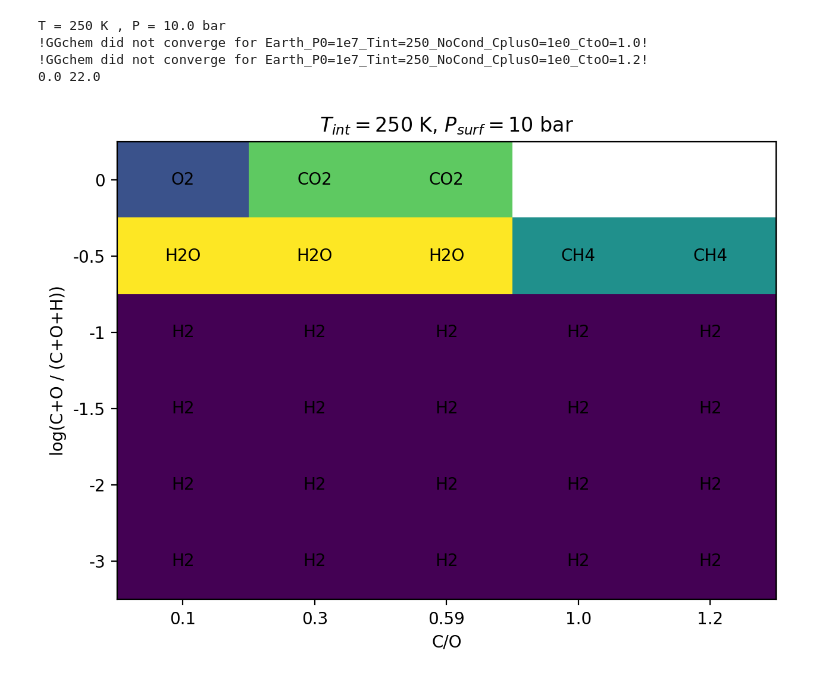
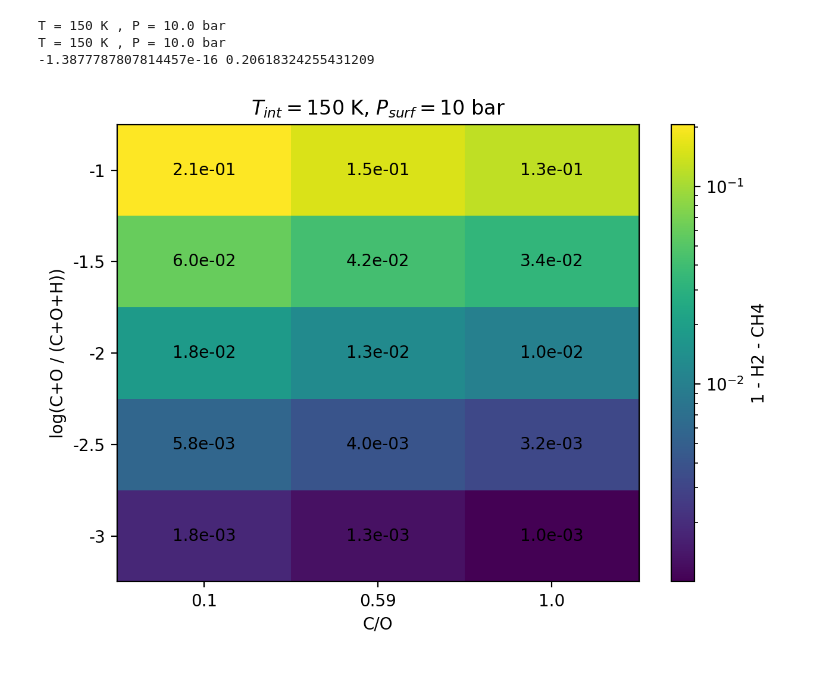
Before and after one commit to DavidDahlbudding/chelio, a Jupyter notebook: analyze/Tsurf_matrix.ipynb, the cells around one changed output. Saved outputs shown, nothing was run; the diff lists cells and outputs as text; code cells hidden in the pictures.

```diff
--- a/analyze/Tsurf_matrix.ipynb
+++ b/analyze/Tsurf_matrix.ipynb
@@ -289,8 +452,0 @@ def plot_TOA(TOAmatrix, vmin=15, vmax=200, cbar_ticks=[20, 50, 100, 200], displa
-# %%
-# plot example BOA and TOA matrices
-i_temp = 3
-i_press = 1
-
-BOAmatrix, TOAmatrix = get_BOA_TOA(i_temp, i_press)
-axis = plot_BOA(BOAmatrix)
-print(np.nanmin(BOAmatrix), np.nanmax(BOAmatrix))
@@ -309,11 +488,15 @@ print(np.nanmin(TOAmatrix), np.nanmax(TOAmatrix))
 # %%
-min_mean_max_BOA = np.zeros((6,2,3))
+min_mean_max_BOA = np.zeros((5,2,3))
 
-for i_temp in range(6):
+for i_temp in range(5):
     for i_press in range(2):
-        BOAmatrix, TOAmatrix = get_BOA_TOA(i_temp, i_press)
-        ax = plot_BOA(BOAmatrix)
-        ax.get_figure().savefig(f"images/EqChem/BOA_{Tints[i_temp]}K_{P0s[i_press]/1e6:g}bar.png", dpi=200)
+        try:
+            BOAmatrix, TOAmatrix = get_BOA_TOA(i_temp, i_press, noCond=False)
+        except FileNotFoundError:
+            print(f'No data for T = {Tints[i_temp]} K, P = {P0s[i_press]/1e6:g} bar')
+            continue
+        ax = plot_BOA(BOAmatrix, CpO_log=False)
+        ax.get_figure().savefig(f"images/{folder.split('/')[-2]}/BOA_{Tints[i_temp]}K_{P0s[i_press]/1e6:g}bar.png", dpi=200)
         # clear axis and colorbar
         plt.close(ax.get_figure())
 
@@ -341,11 +523,14 @@ T = 350 K , P = 10.0 bar
 # %%
-min_mean_max_TOA = np.zeros((4,2,3))
+min_mean_max_TOA = np.zeros((5,2,3))
 
-for i_temp in range(4):
+for i_temp in range(5):
     for i_press in range(2):
-        BOAmatrix, TOAmatrix = get_BOA_TOA(i_temp, i_press)
+        try:
+            BOAmatrix, TOAmatrix = get_BOA_TOA(i_temp, i_press, noCond=False)
+        except FileNotFoundError:
+            print(f'No data for T = {Tints[i_temp]} K, P = {P0s[i_press]/1e6:g} bar')
         ax = plot_TOA(TOAmatrix)
-        ax.get_figure().savefig(f"images/EqChem/TOA_{Tints[i_temp]}K_{P0s[i_press]/1e6:g}bar.png", dpi=200)
+        ax.get_figure().savefig(f"images/{folder.split('/')[-2]}/TOA_{Tints[i_temp]}K_{P0s[i_press]/1e6:g}bar.png", dpi=200)
         # clear axis and colorbar
         plt.close(ax.get_figure())
 
@@ -515,20 +797,22 @@ def plot_other(data_matrix, title, cbar_label, vmin=None, vmax=None, log=False,
 # %%
-i_temp = 3
+i_temp = 4
 i_press = 1
-get = 'dom'
 
 # set dust=True for supersaturation
-data_matrix = get_other(i_temp, i_press, get=get, dust=False)
+h2_matrix = get_other(i_temp, i_press, get='H2', dust=False, rank=None)
+ch4_matrix = get_other(i_temp, i_press, get='CH4', dust=False, rank=None)
+data_matrix = 1 - h2_matrix - ch4_matrix
 print(np.nanmin(data_matrix), np.nanmax(data_matrix))
 
 title = r"$T_{int} = $" + f"{Tints[i_temp]} K, " + r"$P_{surf} = $" + f"{P0s[i_press]/1e6:g} bar"
 
+#data_matrix = data_matrix / CtoOs[:,None] #CtoO enhancement
+
 # segmented=True for n_iter
 # if layer=mean and log=True, the mean is calculated in log space
-ax = plot_other(data_matrix, title, get, log=False, segmented=True, vmin=None, vmax=None, layer='max', display_text=True)
+ax = plot_other(data_matrix, title, '1 - H2 - CH4', log=True, segmented=False, vmin=None, vmax=None, layer='max', display_text=True)
 # %% [output]
-T = 250 K , P = 10.0 bar
-!GGchem did not converge for Earth_P0=1e7_Tint=250_NoCond_CplusO=1e0_CtoO=1.0!
-!GGchem did not converge for Earth_P0=1e7_Tint=250_NoCond_CplusO=1e0_CtoO=1.2!
-0.0 22.0
+T = 150 K , P = 10.0 bar
+T = 150 K , P = 10.0 bar
+-1.3877787807814457e-16 0.20618324255431209
-[figure, old version]
+[figure, new version]
```
Also changed, not shown: parts of 14 cells of this notebook, 20 other files.
